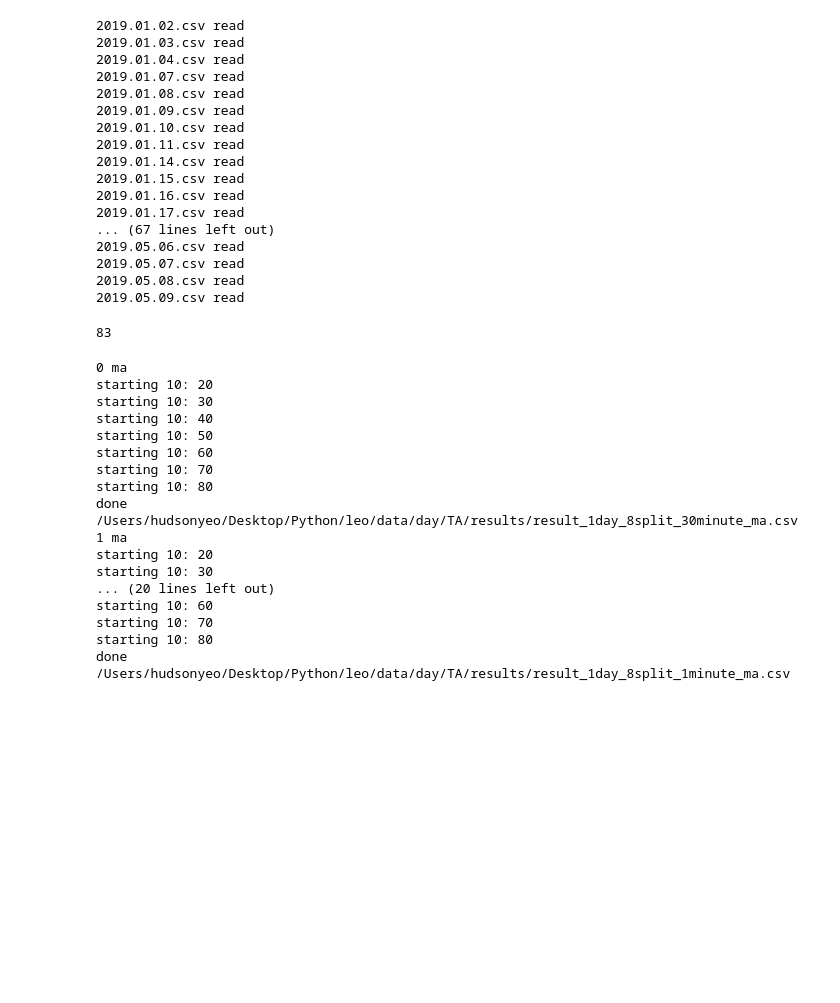
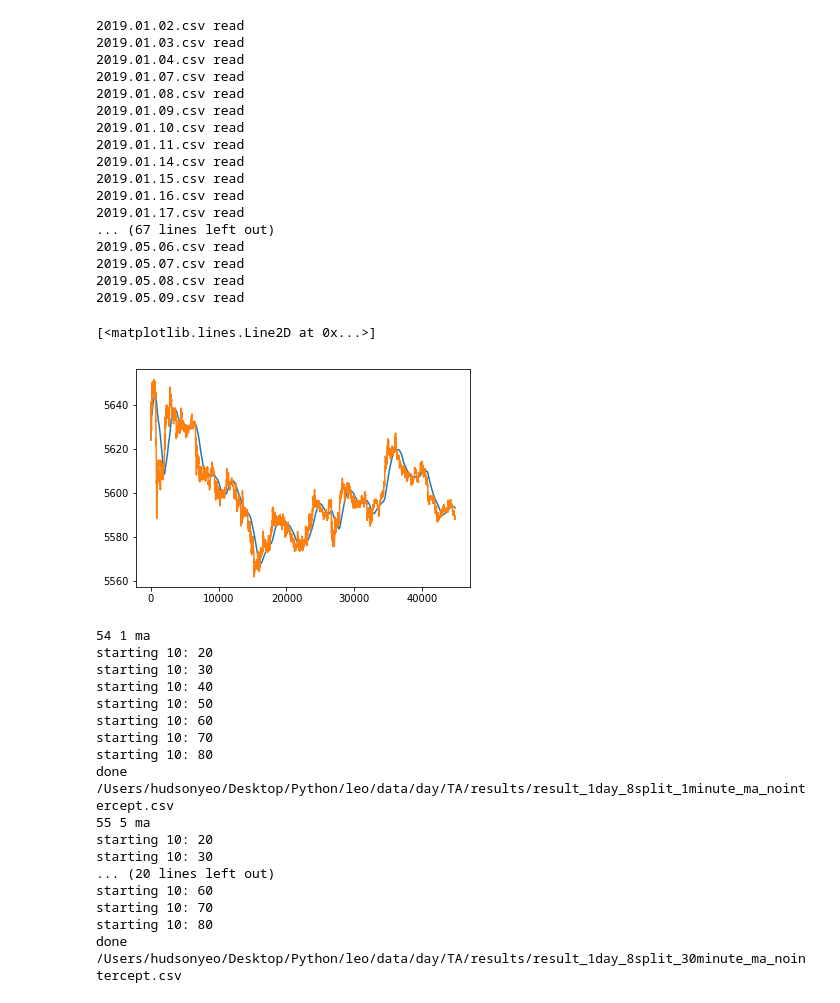
Before and after one commit to huddyyeo/high_freq_trading, a Jupyter notebook: 1day_8split_MA_regression.ipynb, the cells around one changed output. Cells and saved outputs as stored; diff of their text form; code cells hidden in the pictures; blank space fills up the shorter version.

```diff
--- a/1day_8split_MA_regression.ipynb
+++ b/1day_8split_MA_regression.ipynb
@@ -222,27 +259,31 @@ See the caveats in the documentation: http://pandas.pydata.org/pandas-docs/stabl
 2019.05.07.csv read
 2019.05.08.csv read
 2019.05.09.csv read
-# %%
-len(df_list)
-# %% [output]
-83
+# %%
+import matplotlib.pyplot as plt
+#plt.plot(df_list[0][:,51])
+plt.plot(df_list[0][:,51]-df_list[0][:,55])
+plt.plot(df_list[0][:,51])
+#plt.plot(df_list[0][5000:5100,55])
+#plt.plot(df_list[0][5000:5100,56])
+#plt.plot(df_list[0][5000:5100,57])
+# %% [output]
+[<matplotlib.lines.Line2D at 0x...>]
+[figure, added]
 # %%
 #run regressions against all 4 moving averages
 df_path='/Users/hudsonyeo/Desktop/Python/leo/data/day/TA/results/'
 
 num_days=4
-for j in range(num_days): #for each column of moving average
+for j in [54,55,56,57]: #for each column of moving average
 
     final_df=pd.DataFrame()
-    print(j,'ma')
-    j=j+1
-    j*=-1
+    print(j,ma_dict.get(str(j)),'ma')
 
     for i in range(len(df_list)): #for each 20 day rolling window
-        if i<20:
+        if i<19:
             continue
-        if i%10==0:
-            print('starting 10:',i)
+        print(name_list[i])
         #get -19 day
         x=df_list[i-19][:,j]
         #get -18 to 0 day (19 days in total)
@@ -252,54 +293,59 @@ for j in range(num_days): #for each column of moving average
         cat=categorise()
         cat.fit(x) #calculate quartile thresholds for past 20 days
 
-        x=df_list[i][:,j] #get x,y for regression
+        #get x,y for regression
+        x=df_list[i][:,j] #column for SMA
         x=x.astype(float)
-        y=df_list[i][:,-5]
+        y=df_list[i][:,53] #column for edge
         y=y.astype(float)
 
+        #removing all NA
         isnum=(~np.isnan(x)) & (~np.isnan(y))
-        y=y[isnum]#removing all NA
+        y=y[isnum]
         x=x[isnum]
 
+        #get the quartiles of the SMA
         category=cat.return_quartile(x)
 
         reg_result={}
         reg_result['ma_time_minutes']=ma_dict.get(str(j))
         reg_result['date']=name_list[i]
         reg_result['total_obs']=len(x)
+
         for quartile in range(1,9):
+
             #filter by quartile
             filtered=(category==quartile)
             q='quartile_'+str(quartile)+'_'
             if (np.any(filtered)):
                 new_x=x[filtered]
                 new_y=y[filtered]
-                result=stats.linregress(new_x,new_y)
-                reg_result[(q+'slope')]=result[0]
-                reg_result[(q+'intercept')]=result[1]
-                reg_result[(q+'r_val')]=result[2]
-                reg_result[(q+'p_val')]=result[3]
-                reg_result[(q+'std_err')]=result[4]
+                new_x=np.expand_dims(new_x,1)
+                new_y=np.expand_dims(new_y,1)
+                lin_model=LinearRegression(fit_intercept=False)
+                lin_model.fit(new_x,new_y)
+
+                reg_result[(q+'slope')]=lin_model.coef_[0][0]
+
+                reg_result[(q+'p_val')]=lin_model.p[0][0]
                 reg_result[(q+'x_mean')]=np.mean(new_x)
-                std=np.std(new_x)
                 reg_result[(q+'x_std')]=np.std(new_x)
                 reg_result[(q+'num_obs')]=len(new_x)
 
             else:
                 reg_result[(q+'slope')]='na'
-                reg_result[(q+'intercept')]='na'
-                reg_result[(q+'r_val')]='na'
+
                 reg_result[(q+'p_val')]='na'
-                reg_result[(q+'std_err')]='na'
                 reg_result[(q+'x_mean')]='na'
                 reg_result[(q+'x_std')]='na'
                 reg_result[(q+'num_obs')]='0'
+
         final_df=final_df.append(reg_result,ignore_index=True)
-    temp=df_path+'result_1day_8split_'+ma_dict.get(str(j))+'minute_ma.csv'
+    temp=df_path+'result_1day_8split_'+ma_dict.get(str(j))+'minute_ma_nointercept.csv'
     final_df.to_csv(temp)
     print('done',temp)
 # %% [output]
-0 ma
+54 1 ma
 starting 10: 20
 starting 10: 30
 starting 10: 40
@@ -307,13 +353,13 @@ starting 10: 50
 starting 10: 60
 starting 10: 70
 starting 10: 80
-done /Users/hudsonyeo/Desktop/Python/leo/data/day/TA/results/result_1day_8split_30minute_ma.csv
-1 ma
+done /Users/hudsonyeo/Desktop/Python/leo/data/day/TA/results/result_1day_8split_1minute_ma_nointercept.csv
+55 5 ma
 starting 10: 20
 starting 10: 30
 ... (20 lines left out)
 starting 10: 60
 starting 10: 70
 starting 10: 80
-done /Users/hudsonyeo/Desktop/Python/leo/data/day/TA/results/result_1day_8split_1minute_ma.csv
+done /Users/hudsonyeo/Desktop/Python/leo/data/day/TA/results/result_1day_8split_30minute_ma_nointercept.csv
 # %%
```
Also changed, not shown: parts of 5 cells of this notebook, 1 other file.
